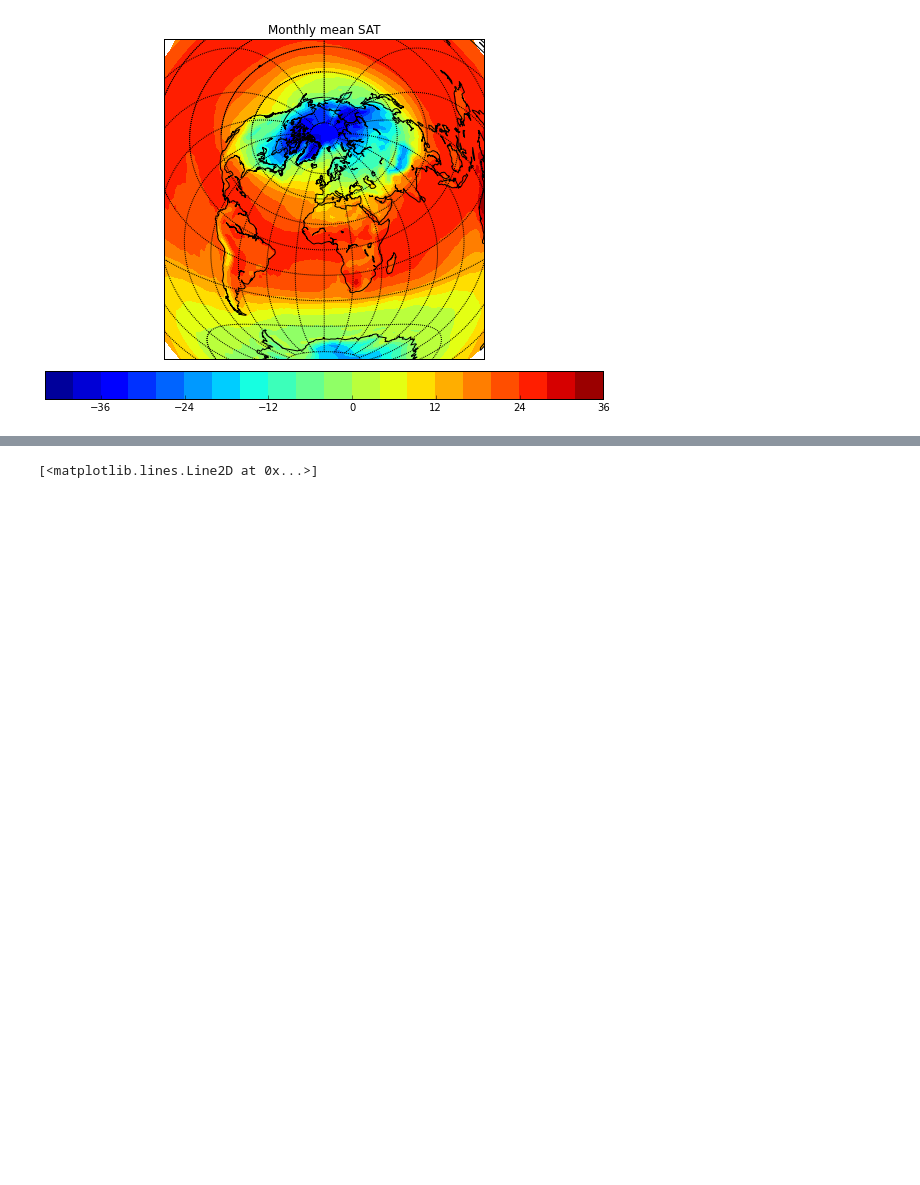
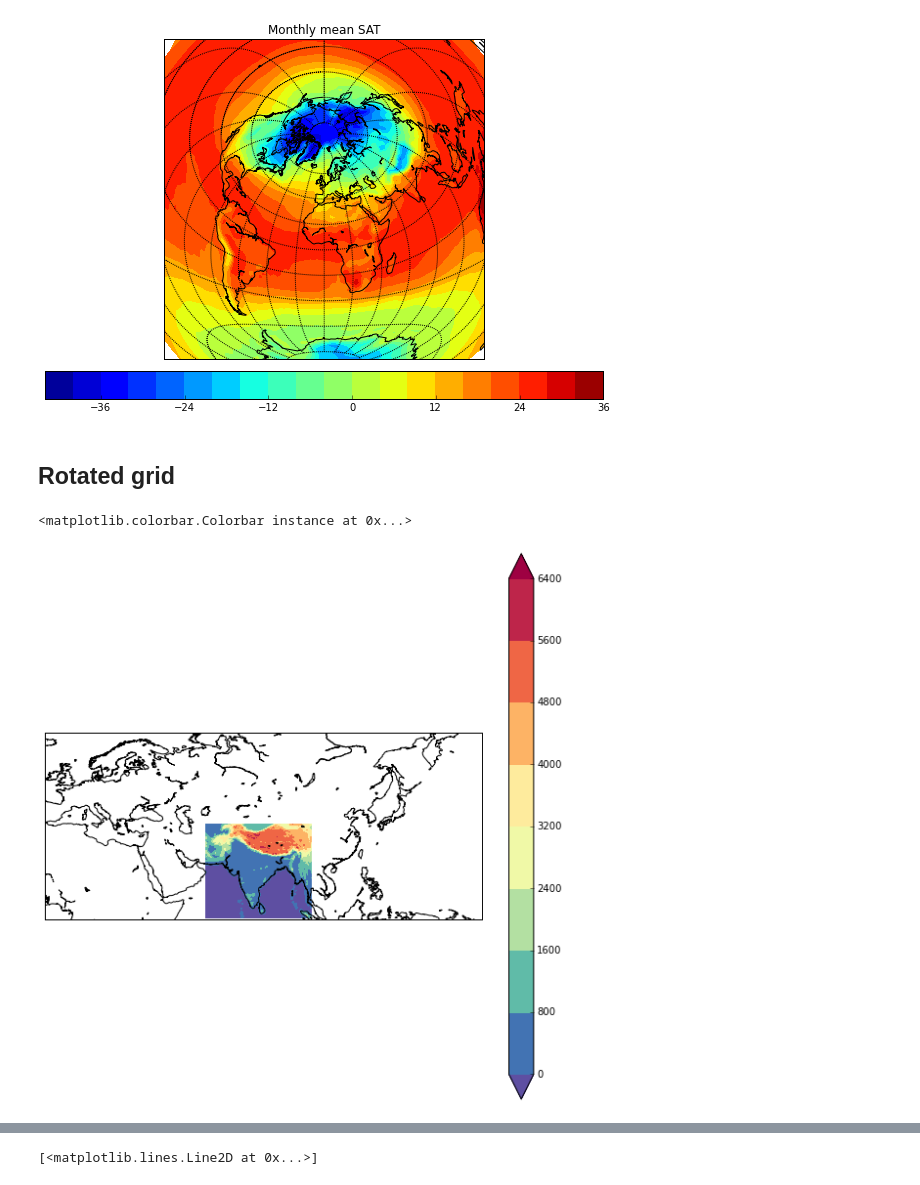
Before and after one commit to koldunovn/pyunconf2015, a Jupyter notebook: basemap/basemap_basics.ipynb, the cells around one changed output, grey strips where cells are left out. Drawn from its saved outputs; the diff is of its cells as text; code cells hidden in the pictures; blank space fills up the shorter version.

Commit message:
add rotated pole

```diff
--- a/basemap/basemap_basics.ipynb
+++ b/basemap/basemap_basics.ipynb
@@ -294,3 +303,44 @@ plt.title('Monthly mean SAT');
 plt.colorbar(orientation='horizontal', pad = 0.03);
 # %% [output]
 [figure]
+# %% [markdown]
+## Rotated grid
+# %%
+fgr = Dataset('../../data/GLACINDIA_grid.nc')
+lat = fgr.variables['var614'][0,:,:]
+lon = fgr.variables['var615'][0,:,:]
+foro = Dataset('../../data/GLACINDIA_oro.nc')
+oro = foro.variables['var129'][0,:,:]
+# %%
+mapDict = {}
+mapDict['projection'] = 'rotpole'
+mapDict['o_lon_p']=-123.34
+mapDict['o_lat_p']=79.95
+mapDict['lon_0'] = 180-123.34
+mapDict['lat_0']=90-79.95
+mapDict['llcrnrlon']=59
+mapDict['llcrnrlat']=4
+mapDict['urcrnrlon']=105
+mapDict['urcrnrlat']=38
+
+# mapDict['llcrnrlon']=0
+# mapDict['llcrnrlat']=0
+# mapDict['urcrnrlon']=180
+# mapDict['urcrnrlat']=60
+
+mapDict['resolution']="l"
+# %%
+m = Basemap(o_lon_p=mapDict['o_lon_p'],o_lat_p=mapDict['o_lat_p'],\
+                    lon_0=mapDict['lon_0'],lat_0=mapDict['lat_0'],\
+                    llcrnrlon=mapDict['llcrnrlon'],llcrnrlat=mapDict['llcrnrlat'],\
+                    urcrnrlon=mapDict['urcrnrlon'],urcrnrlat=mapDict['urcrnrlat'],\
+                    resolution=mapDict['resolution'],projection=mapDict['projection'])
+x, y = m(lon, lat)
+# %%
+plt.figure(figsize=(10,10))
+m.drawcoastlines()
+cs = m.contourf(x,y,oro[:,:],cmap=cm.Spectral_r,extend ='both')
+plt.colorbar()
+# %% [output]
+<matplotlib.colorbar.Colorbar instance at 0x...>
+[figure, added]
```
Also changed, not shown: parts of 9 cells of this notebook, 1 other file.
